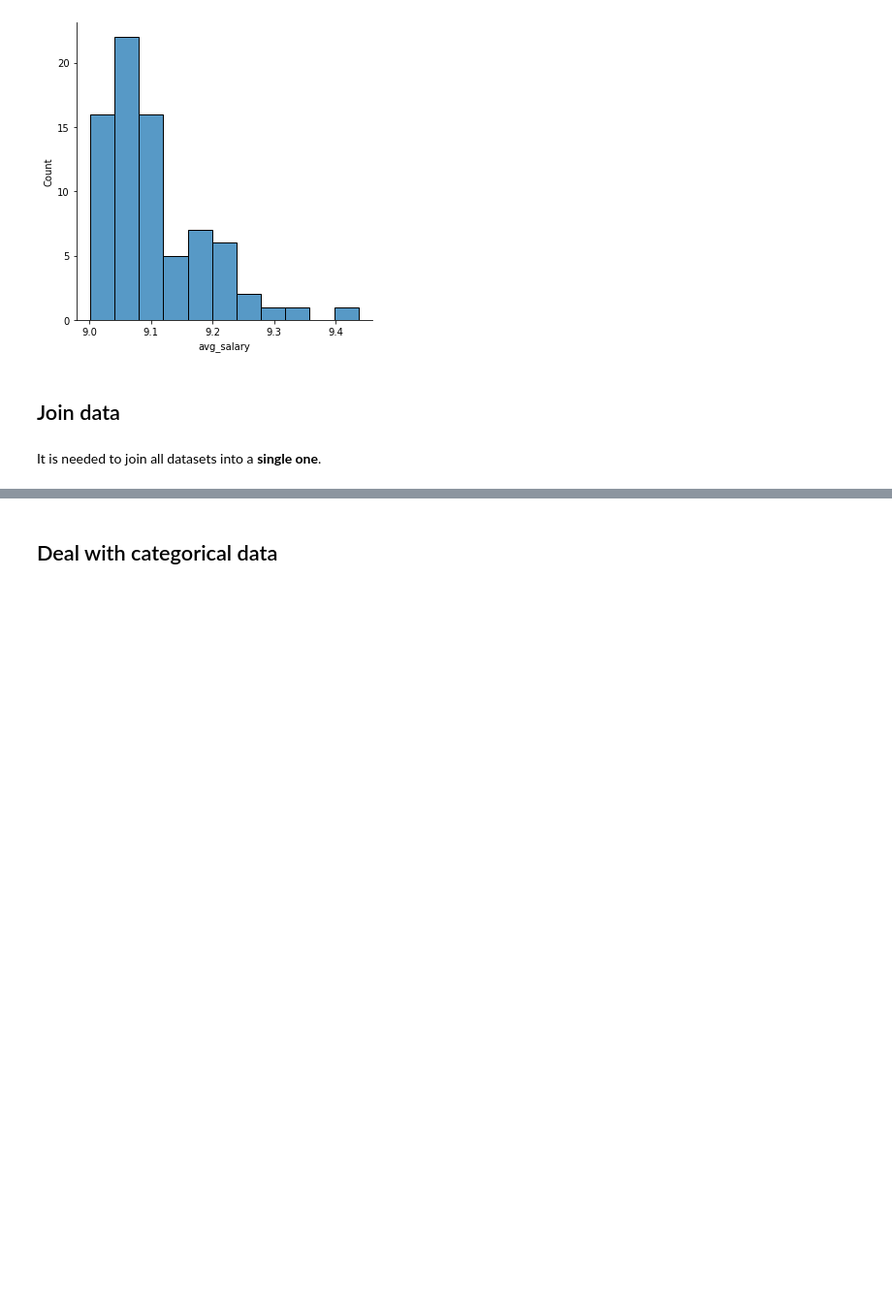
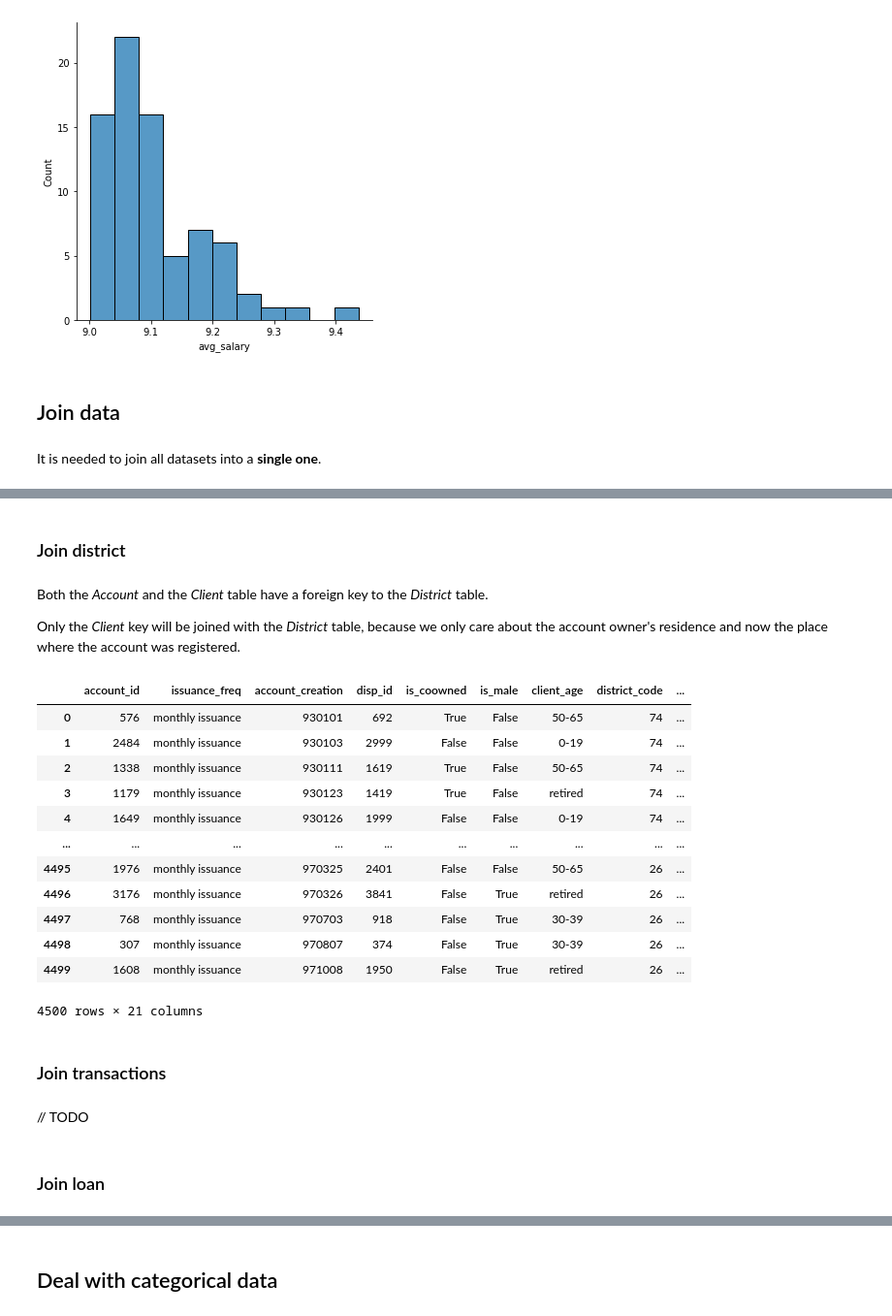
Before and after one commit to JoaoCostaIFG/AC, a Jupyter notebook: Banking.ipynb, the cells around one changed output, grey strips where cells are left out. Shown at 97% size. Saved outputs shown, nothing was run; the diff lists cells and outputs as text; code cells hidden in the pictures; blank space fills up the shorter version.

```diff
--- a/Banking.ipynb
+++ b/Banking.ipynb
@@ -500,0 +572,6 @@ df.isnull().sum()
+# %%
+acc_disp = join(account_df, disp_df, "account_id", "account_id", ['', '_disp'])
+acc_disp.rename(columns={"type": "account_type",
+                         "date": "account_creation",
+                         "frequency": "issuance_freq"}, inplace=True)
+acc_disp
@@ -500,0 +592,5 @@ df.isnull().sum()
+# %%
+owner_count = acc_disp["account_id"].value_counts()
+acc_disp["is_coowned"] = acc_disp.apply(lambda row: True if owner_count[row["account_id"]] > 1 else False, axis=1)
+
+acc_disp[(acc_disp["account_type"] == "DISPONENT") & (acc_disp["is_coowned"] == True)]
@@ -500,0 +613,6 @@ df.isnull().sum()
+# %%
+acc_disp.drop(acc_disp[acc_disp["account_type"] == "DISPONENT"].index, inplace=True)
+acc_disp.drop(["account_type"], axis=1, inplace=True)
+
+df=acc_disp
+df
@@ -500,0 +637,5 @@ df.isnull().sum()
+# %%
+df = join(df, client_df, 'client_id', 'client_id', ['', '_client'], t="left")
+df.rename(columns={"age": "client_age"}, inplace=True)
+df.drop(['client_id'], axis=1, inplace=True)
+df
@@ -500,0 +656,31 @@ df.isnull().sum()
+# %% [markdown]
+### Join district
+# %% [markdown]
+Both the _Account_ and the _Client_ table have a foreign key to the _District_ table.
+
+Only the _Client_ key will be joined with the _District_ table, because we only care about the account owner's residence and now the place where the account was registered.
+# %%
+df = join(df, district_df, 'district_id_client', 'code', ['', '_district'])
+df.rename(columns={"code": "district_code", "name": "district_name"}, inplace=True)
+df.drop(['district_id', 'district_id_client'], axis=1, inplace=True)
+df
+# %% [output]
+|  | account_id | issuance_freq | account_creation | disp_id | is_coowned | is_male | client_age | district_code | ... |
+| 0 | 576 | monthly issuance | 930101 | 692 | True | False | 50-65 | 74 | ... |
+| 1 | 2484 | monthly issuance | 930103 | 2999 | False | False | 0-19 | 74 | ... |
+| 2 | 1338 | monthly issuance | 930111 | 1619 | True | False | 50-65 | 74 | ... |
+| 3 | 1179 | monthly issuance | 930123 | 1419 | True | False | retired | 74 | ... |
+| 4 | 1649 | monthly issuance | 930126 | 1999 | False | False | 0-19 | 74 | ... |
+| ... | ... | ... | ... | ... | ... | ... | ... | ... | ... |
+| 4495 | 1976 | monthly issuance | 970325 | 2401 | False | False | 50-65 | 26 | ... |
+| 4496 | 3176 | monthly issuance | 970326 | 3841 | False | True | retired | 26 | ... |
+| 4497 | 768 | monthly issuance | 970703 | 918 | False | True | 30-39 | 26 | ... |
+| 4498 | 307 | monthly issuance | 970807 | 374 | False | True | 30-39 | 26 | ... |
+| 4499 | 1608 | monthly issuance | 971008 | 1950 | False | True | retired | 26 | ... |
+4500 rows × 21 columns
+# %% [markdown]
+### Join transactions
+# %% [markdown]
+// TODO
+# %% [markdown]
+### Join loan
```
Also changed, not shown: parts of 106 cells of this notebook, 2 other files.
